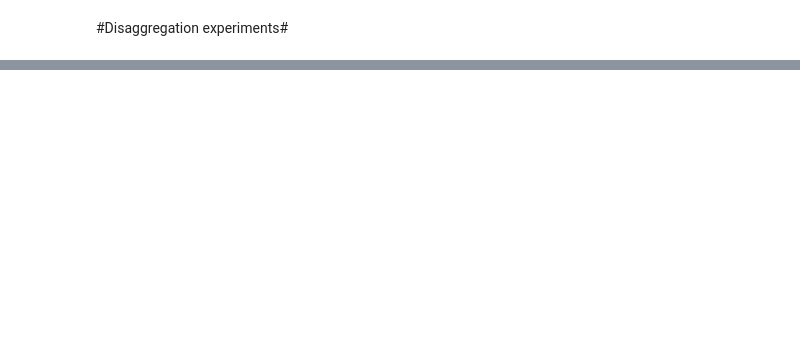
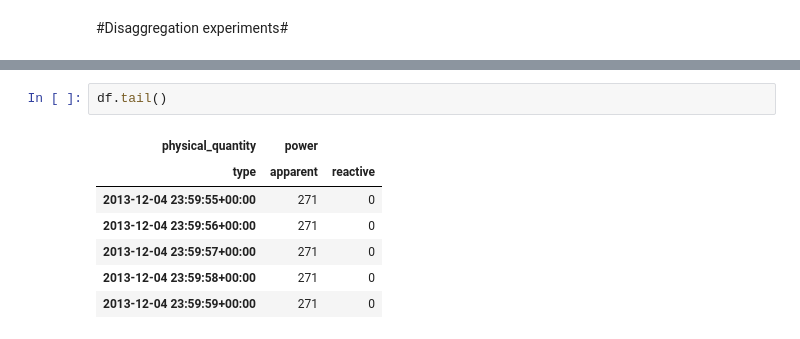
Before and after one commit to gjwo/nilm_gjw_data, a Jupyter notebook: notebooks/disaggregation.ipynb, the cells around one changed output, grey strips where cells are left out. Drawn from its saved outputs; the diff is of its cells as text; blank space fills up the shorter version.

```diff
--- a/notebooks/disaggregation.ipynb
+++ b/notebooks/disaggregation.ipynb
@@ -26,0 +88,10 @@ ImportError: No module named seaborn
+# %%
+df.tail()
+# %% [output]
+| physical_quantity | power |  |
+| type | apparent | reactive |
+| 2013-12-04 23:59:55+00:00 | 271 | 0 |
+| 2013-12-04 23:59:56+00:00 | 271 | 0 |
+| 2013-12-04 23:59:57+00:00 | 271 | 0 |
+| 2013-12-04 23:59:58+00:00 | 271 | 0 |
+| 2013-12-04 23:59:59+00:00 | 271 | 0 |
```
Also changed, not shown: parts of 15 cells of this notebook.
